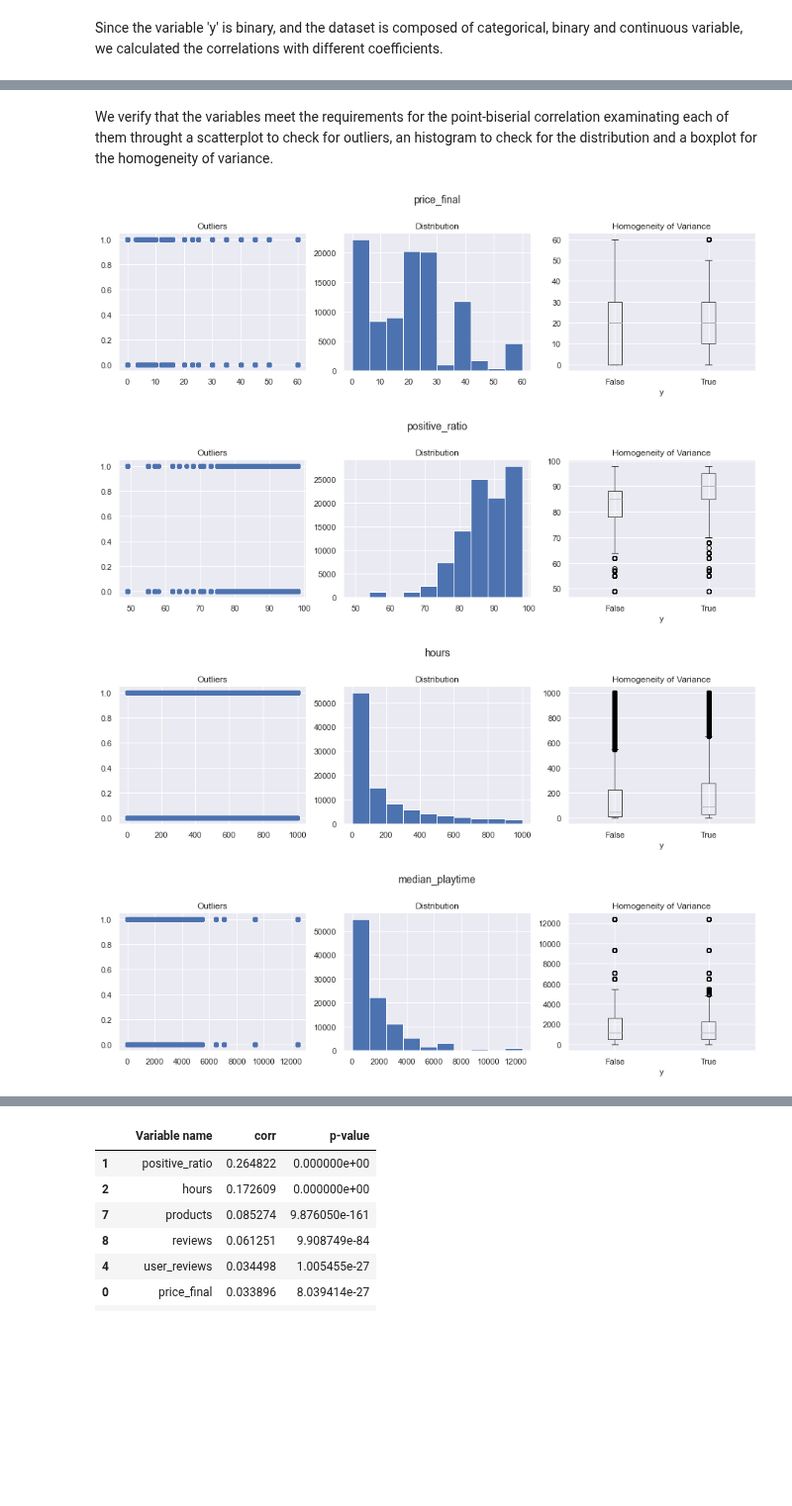
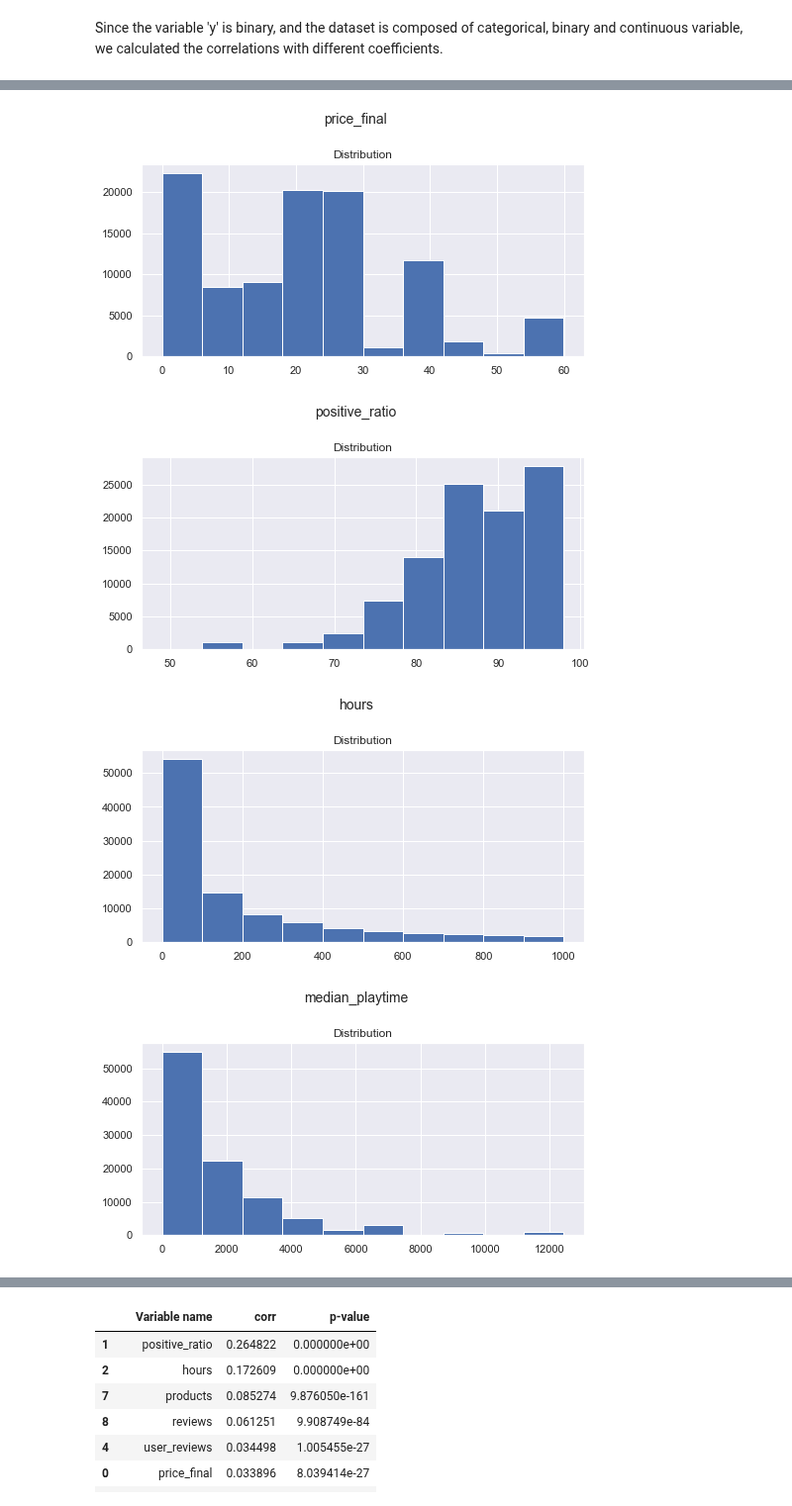
Before and after one commit to JohannesRahn/MachineLearningGroupProject, a Jupyter notebook: group7.ipynb, the cells around one changed output, grey strips where cells are left out. Shown at 99% size. Cells and saved outputs as stored; diff of their text form; code cells hidden in the pictures; blank space fills up the shorter version.

```diff
--- a/group7.ipynb
+++ b/group7.ipynb
@@ -683,35 +685,23 @@ The point-biserial correlation is based on three assumptions:
 # Define the numeric variables
 num_variables = ['price_final', 'positive_ratio', 'hours', 'median_playtime', 'user_reviews',
                 'price_original', 'discount', 'products', 'reviews']
-# %% [markdown]
-We verify that the variables meet the requirements for the point-biserial correlation examinating each of them throught a scatterplot to check for outliers, an histogram to check for the distribution and a boxplot for the homogeneity of variance.
 # %%
 # loop through the numeric variables
 def check_req(df, variable_list):
     for var in variable_list:
-        fig, axs = plt.subplots(1, 3, figsize=(15, 4))
+        fig, axs = plt.subplots(1, 1, figsize=(8, 4))
 
-        # Check for outliers with a scatterplot
-        axs[0].scatter(df[var], final_df['y'])
-        axs[0].set_title("Outliers")
+        axs.hist(df[var])
+        axs.set_title("Distribution")
 
-        # Check for normal distribution with a histogram
-        axs[1].hist(df[var])
-        axs[1].set_title("Distribution")
-
-        # Check for homogeneity of variance with a boxplot
-        df.boxplot(column=var, by='y', ax=axs[2])
-        axs[2].set_title("Homogeneity of Variance")
-
-        # Set overall title
         plt.suptitle(var, fontsize=14)
         fig.subplots_adjust(top=0.8)
 
         plt.show()
 
 check_req(final_df, num_variables)
 # %% [output]
-[figure, old version]
+[figure, new version]
-[figure, old version]
+[figure, new version]
-[figure, old version]
+[figure, new version]
-[figure, old version]
+[figure, new version]
```
Also changed, not shown: parts of 40 cells of this notebook.
